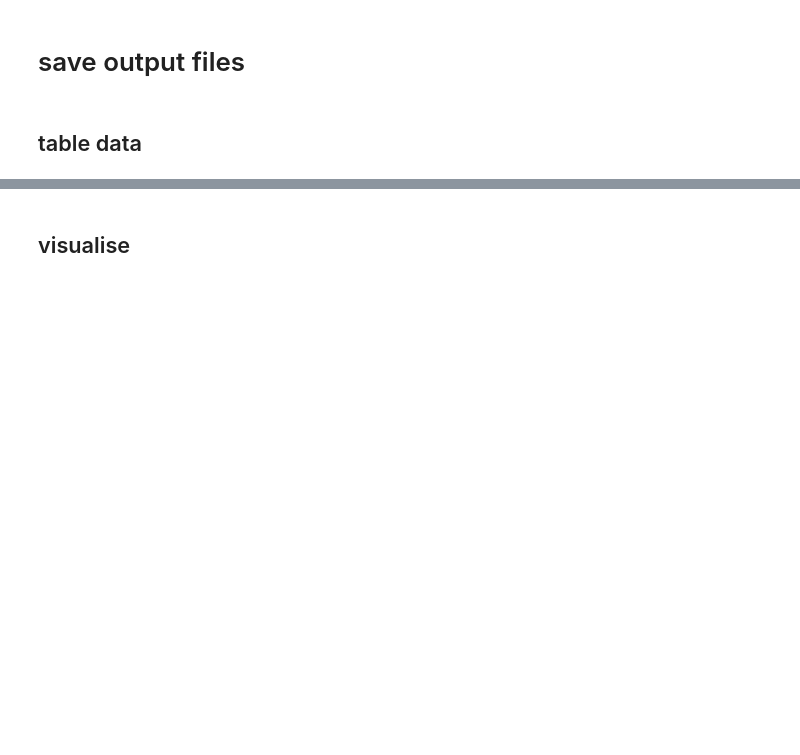
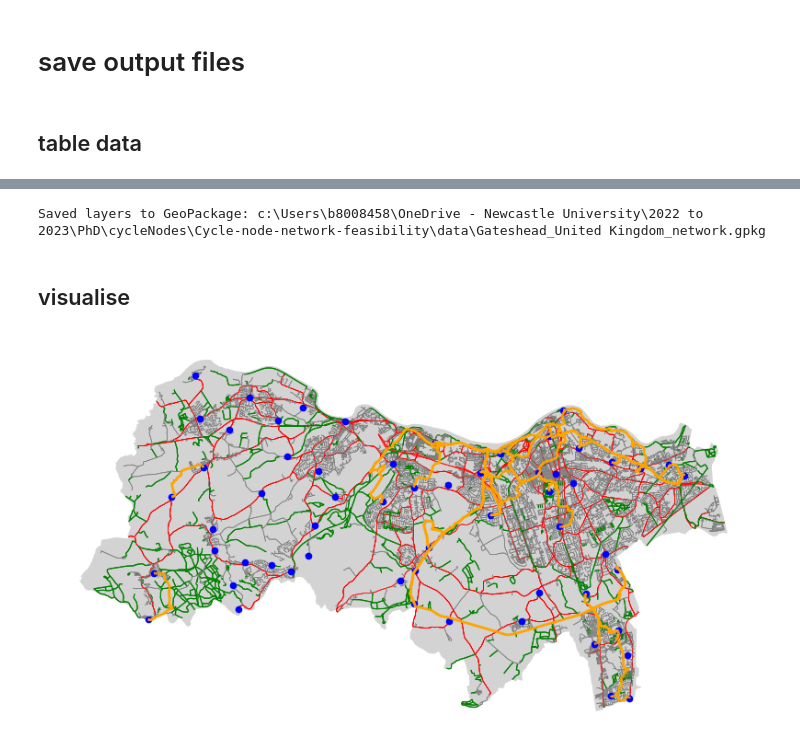
Before and after one commit to Froguin99/Cycle-node-network-feasibility, a Jupyter notebook: 01-create-network.ipynb, the cells around one changed output, grey strips where cells are left out. Saved outputs shown, nothing was run; the diff lists cells and outputs as text; code cells hidden in the pictures; blank space fills up the shorter version.

```diff
--- a/01-create-network.ipynb
+++ b/01-create-network.ipynb
@@ -509,8 +1509,35 @@ display(connections_df)
+# %%
+# Get sign locations for each method
+constrained_signs = count_signs_and_locations(
+    greedy_edges, successful_greedy_indices_constrained, _pruned_constrained)
+
+
+# Save layers to a single GeoPackage
+gpkg_path = os.path.join(current_wd, "data", f"{place.replace(', ', '_')}_network.gpkg")
+
+# Convert list columns to strings to save to GPKG
+def clean_list_cols(gdf):
+    out = gdf.copy()
+    for col in out.columns:
+        # Skip the geometry column entirely
+        if col == gdf.geometry.name:
+            continue
+        # Safely check for lists using .map
+        if out[col].map(lambda x: isinstance(x, list)).any():
+            out[col] = out[col].astype(str)
+    return out
+
+clean_list_cols(routed_edges_constrained_gdf).to_file(gpkg_path, layer='constrained_routes', driver='GPKG')
+clean_list_cols(relaxed_routed_edges_constrained_gdf).to_file(gpkg_path, layer='relaxed_constrained_routes', driver='GPKG')
+clean_list_cols(fully_connected_routes).to_file(gpkg_path, layer='fully_connected_routes', driver='GPKG')
+clean_list_cols(processed_nodes).to_file(gpkg_path, layer='processed_nodes', driver='GPKG')
+clean_list_cols(boundary).to_file(gpkg_path, layer='boundary', driver='GPKG')
+
+print(f"Saved layers to GeoPackage: {gpkg_path}")
+# %% [output]
+Saved layers to GeoPackage: c:\Users\b8008458\OneDrive - Newcastle University\2022 to 2023\PhD\cycleNodes\Cycle-node-network-feasibility\data\Gateshead_United Kingdom_network.gpkg
 # %% [markdown]
 ## visualise
-# %%
-# give node a random number
-processed_nodes['waypoint_id'] = range(1, len(processed_nodes) + 1)
 # %%
 # get just bike infrastructure
 no_traffic_stress = nx.subgraph_view(
@@ -545,35 +1572,46 @@ fig, ax = ox.plot_graph(
     show=False,
     close=False,
 )
-fix, ax = ox.plot_graph(
+fig, ax = ox.plot_graph(
     non_routable_network,
     ax=ax,
     node_size=0,
     edge_color="red",
     edge_linewidth=0.5,
     show=False,
     close=False,
 )
 fig, ax = ox.plot_graph(
     no_traffic_stress,
     ax=ax,
     node_size=0,
     edge_color="green",
     edge_linewidth=0.8,
     show=False,
     close=False,
 )
 fig, ax = ox.plot_graph(
     moderate_traffic_stress,
     ax=ax,
     node_size=0,
     edge_color="grey",
     edge_linewidth=0.5,
     show=False,
     close=False,
 )
-routed_edges_gdf.plot(ax=ax, color='orange', linewidth=2)
+# Show the constrained routes as the primary display
+routed_edges_constrained_gdf.plot(ax=ax, color='orange', linewidth=2)
 processed_nodes.plot(ax=ax, color='blue', markersize=20)
+
+# Set axis limits to boundary
+minx, miny, maxx, maxy = boundary.total_bounds
+pad_x = (maxx - minx) * 0.05
+pad_y = (maxy - miny) * 0.05
+ax.set_xlim(minx - pad_x, maxx + pad_x)
+ax.set_ylim(miny - pad_y, maxy + pad_y)
+
 ax.set_axis_off()
 plt.show()
+# %% [output]
+[figure, added]
 # %%
```
Also changed, not shown: parts of 37 cells of this notebook.
